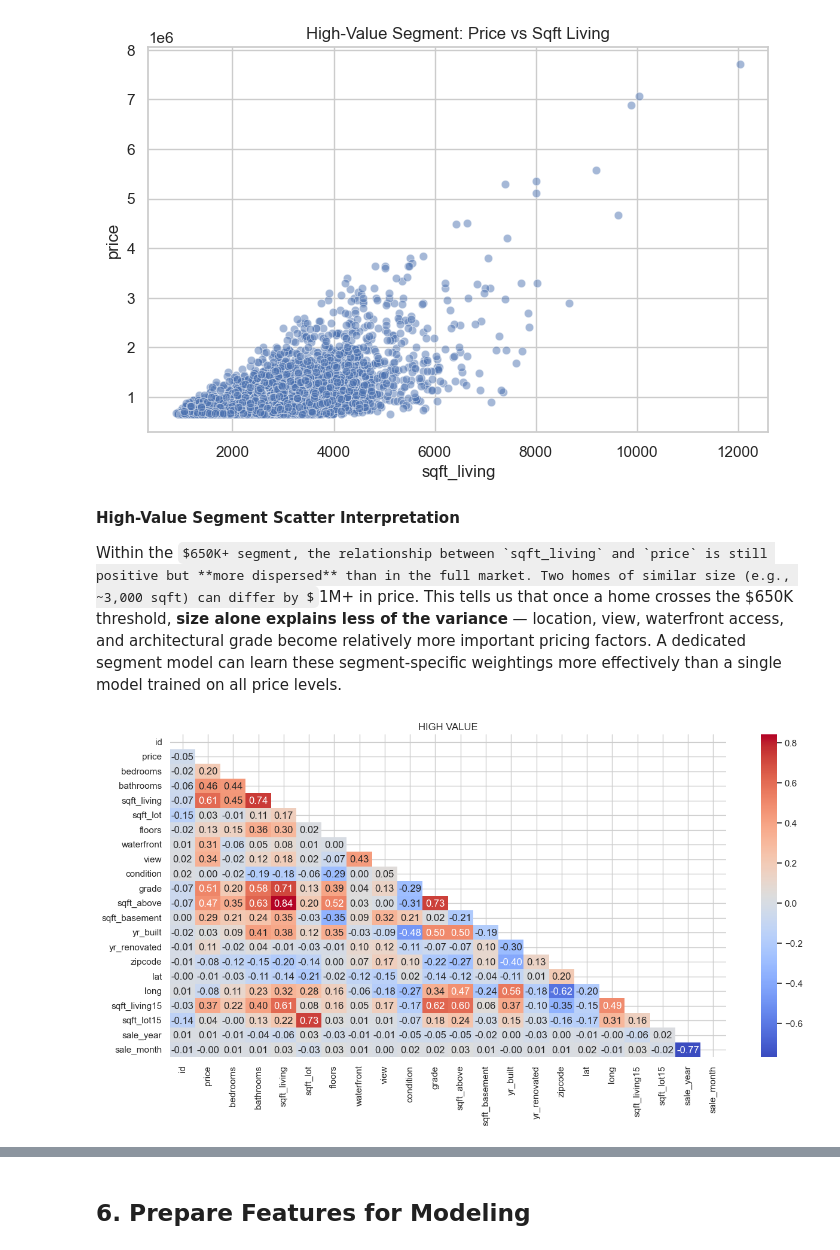
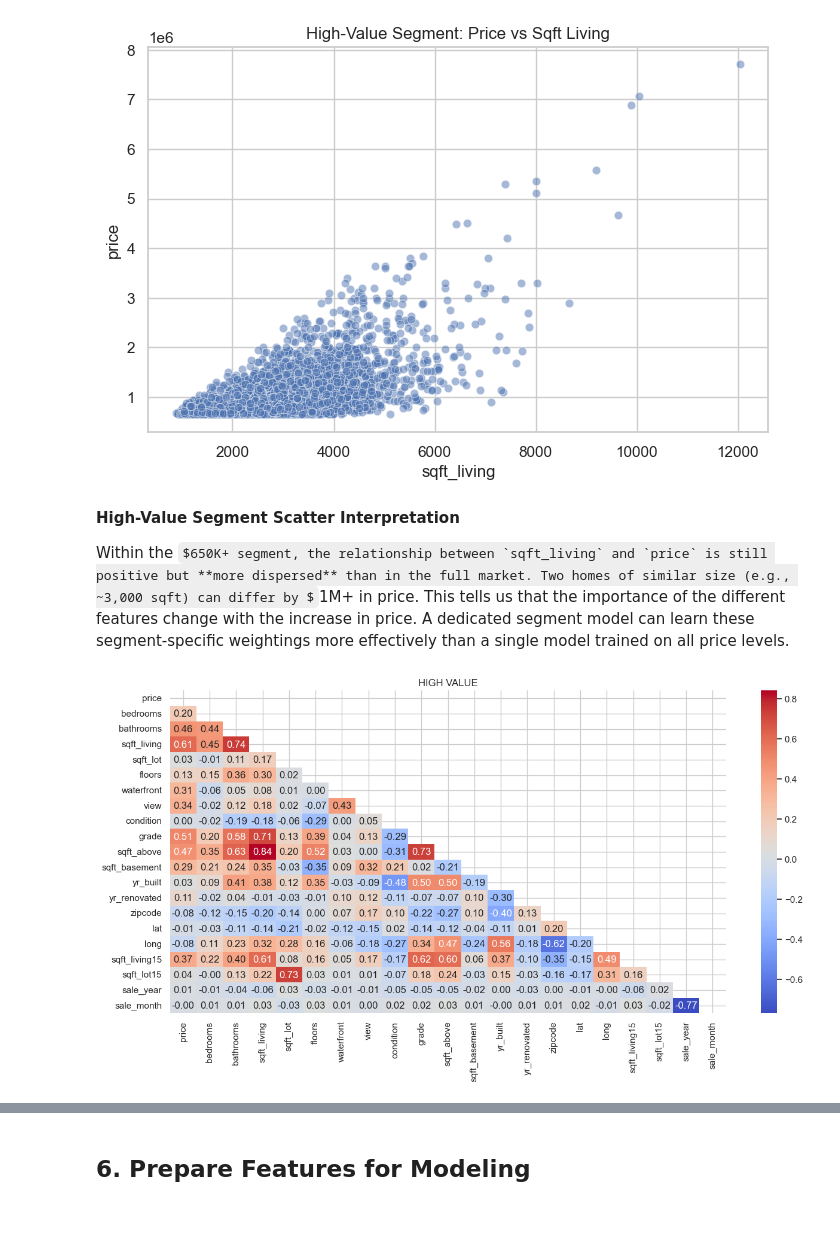
Before and after one commit to brunojrg/house-prices-project, a Jupyter notebook: Notebooks/EDA.ipynb, the cells around one changed output, grey strips where cells are left out. Cells and saved outputs as stored; diff of their text form; code cells hidden in the pictures; some formulas as TeX source; blank space fills up the shorter version.

```diff
--- a/Notebooks/EDA.ipynb
+++ b/Notebooks/EDA.ipynb
@@ -504,16 +499,16 @@ plt.show()
 # %% [markdown]
 **High-Value Segment Scatter Interpretation**
 
-Within the $650K+ segment, the relationship between `sqft_living` and `price` is still positive but **more dispersed** than in the full market. Two homes of similar size (e.g., ~3,000 sqft) can differ by $1M+ in price. This tells us that once a home crosses the $650K threshold, **size alone explains less of the variance** — location, view, waterfront access, and architectural grade become relatively more important pricing factors. A dedicated segment model can learn these segment-specific weightings more effectively than a single model trained on all price levels.
+Within the $650K+ segment, the relationship between `sqft_living` and `price` is still positive but **more dispersed** than in the full market. Two homes of similar size (e.g., ~3,000 sqft) can differ by $1M+ in price. This tells us that the importance of the different features change with the increase in price. A dedicated segment model can learn these segment-specific weightings more effectively than a single model trained on all price levels.
 # %%
-correlation_matrix = round(high_value[high_value.columns].corr(),2)
+correlation_matrix = round(high_value[high_value.columns].drop('id', axis=1).corr(),2)
 
 mask = np.triu(np.ones_like(correlation_matrix, dtype=bool))
 plt.figure(figsize=(15, 7))
 sns.heatmap(correlation_matrix, mask=mask, annot=True, cmap="coolwarm", fmt=".2f")
 
 plt.title("HIGH VALUE")
 plt.show()
 # %% [output]
-[figure, old version]
+[figure, new version]
 # %%
```
Also changed, not shown: parts of 21 cells of this notebook.
